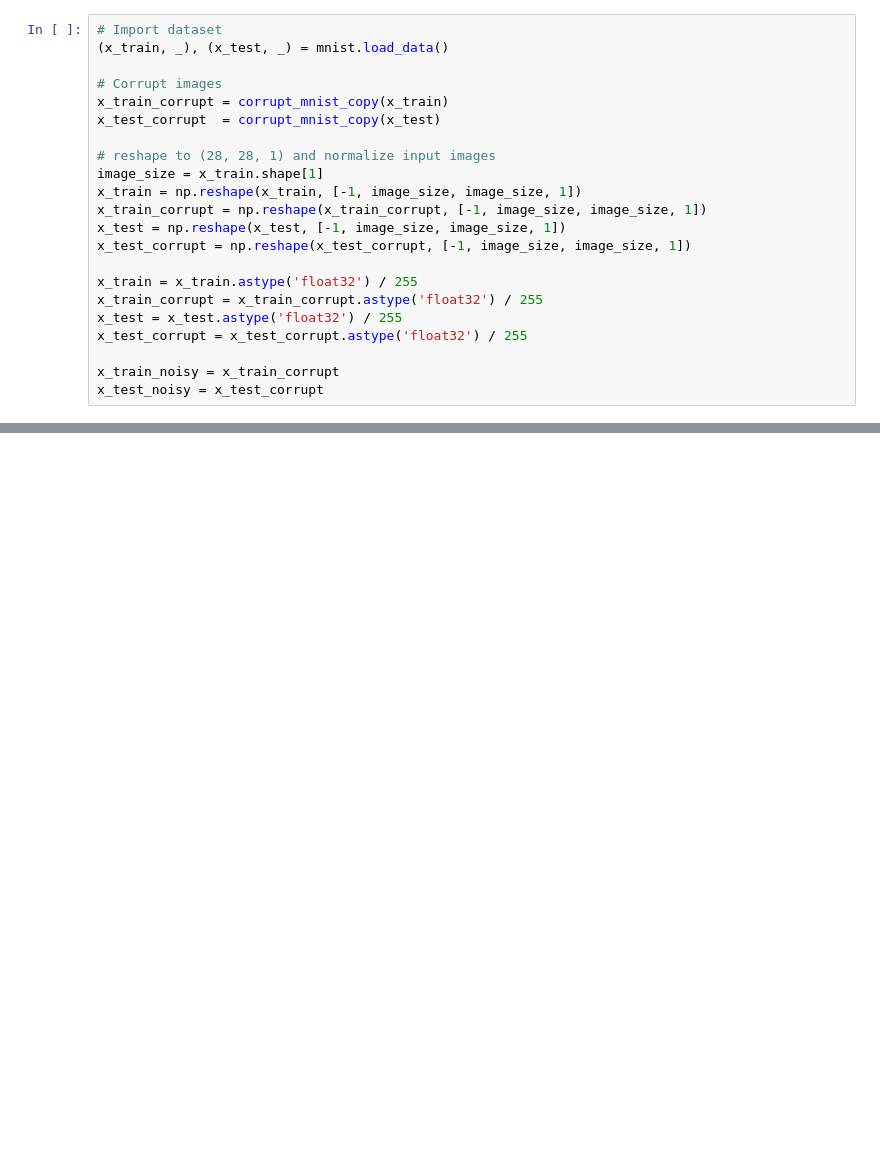
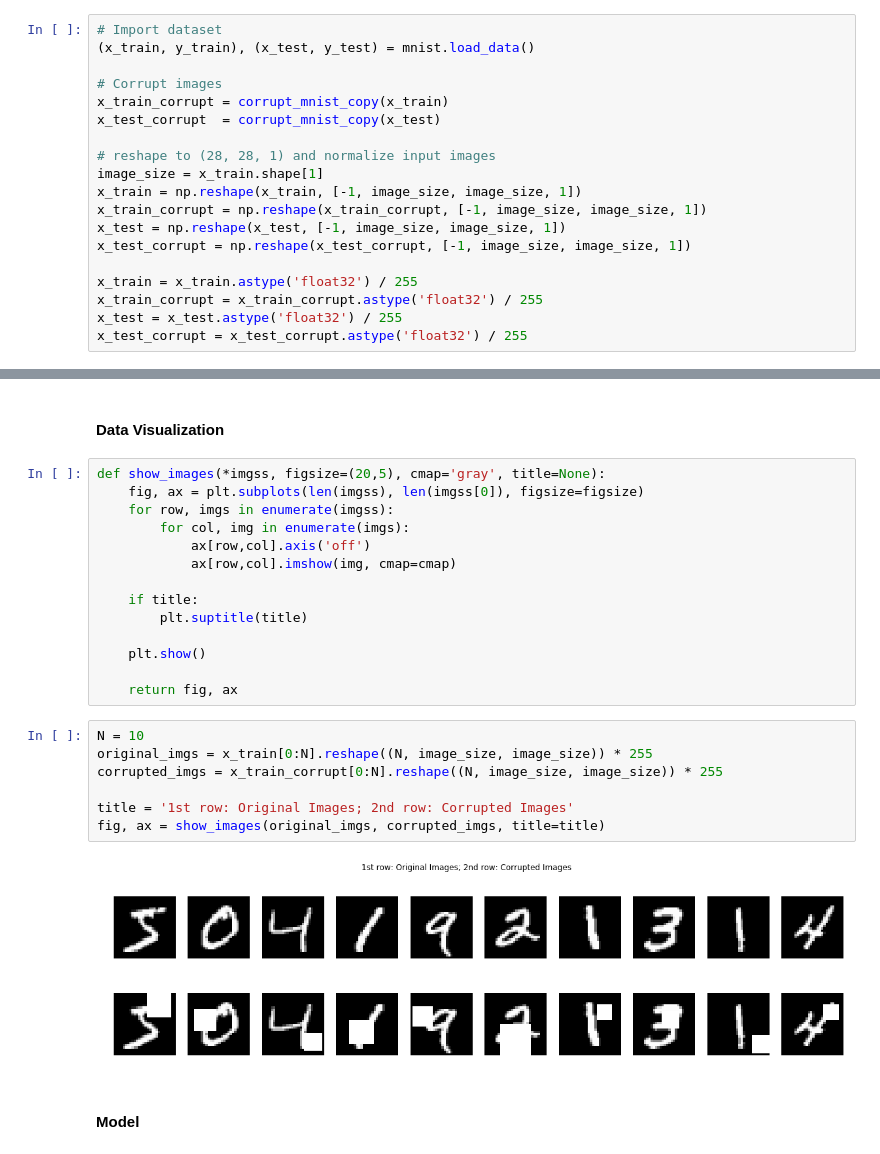
Before and after one commit to aerjayc/coe197z-hw2, a Jupyter notebook: mnist_autoencoder.ipynb, the cells around one changed output, grey strips where cells are left out. Cells and saved outputs as stored; diff of their text form; blank space fills up the shorter version.

Commit message:
added benchmark testing, show_images()

```diff
--- a/mnist_autoencoder.ipynb
+++ b/mnist_autoencoder.ipynb
@@ -65,6 +30,6 @@ def corrupt_mnist_generator(x_train, value=255, seed=0):
 # %%
 # Import dataset
-(x_train, _), (x_test, _) = mnist.load_data()
+(x_train, y_train), (x_test, y_test) = mnist.load_data()
 
 # Corrupt images
 x_train_corrupt = corrupt_mnist_copy(x_train)
@@ -81,6 +46,3 @@ x_train = x_train.astype('float32') / 255
 x_train_corrupt = x_train_corrupt.astype('float32') / 255
 x_test = x_test.astype('float32') / 255
 x_test_corrupt = x_test_corrupt.astype('float32') / 255
-
-x_train_noisy = x_train_corrupt
-x_test_noisy = x_test_corrupt
@@ -89,0 +49,27 @@ Downloading data from https://s3.amazonaws.com/img-datasets/mnist.npz
+# %% [markdown]
+#### Data Visualization
+# %%
+def show_images(*imgss, figsize=(20,5), cmap='gray', title=None):
+    fig, ax = plt.subplots(len(imgss), len(imgss[0]), figsize=figsize)
+    for row, imgs in enumerate(imgss):
+        for col, img in enumerate(imgs):
+            ax[row,col].axis('off')
+            ax[row,col].imshow(img, cmap=cmap)
+
+    if title:
+        plt.suptitle(title)
+
+    plt.show()
+
+    return fig, ax
+# %%
+N = 10
+original_imgs = x_train[0:N].reshape((N, image_size, image_size)) * 255
+corrupted_imgs = x_train_corrupt[0:N].reshape((N, image_size, image_size)) * 255
+
+title = '1st row: Original Images; 2nd row: Corrupted Images'
+fig, ax = show_images(original_imgs, corrupted_imgs, title=title)
+# %% [output]
+[figure, added]
+# %% [markdown]
+#### Model
```
Also changed, not shown: parts of 16 cells of this notebook.
